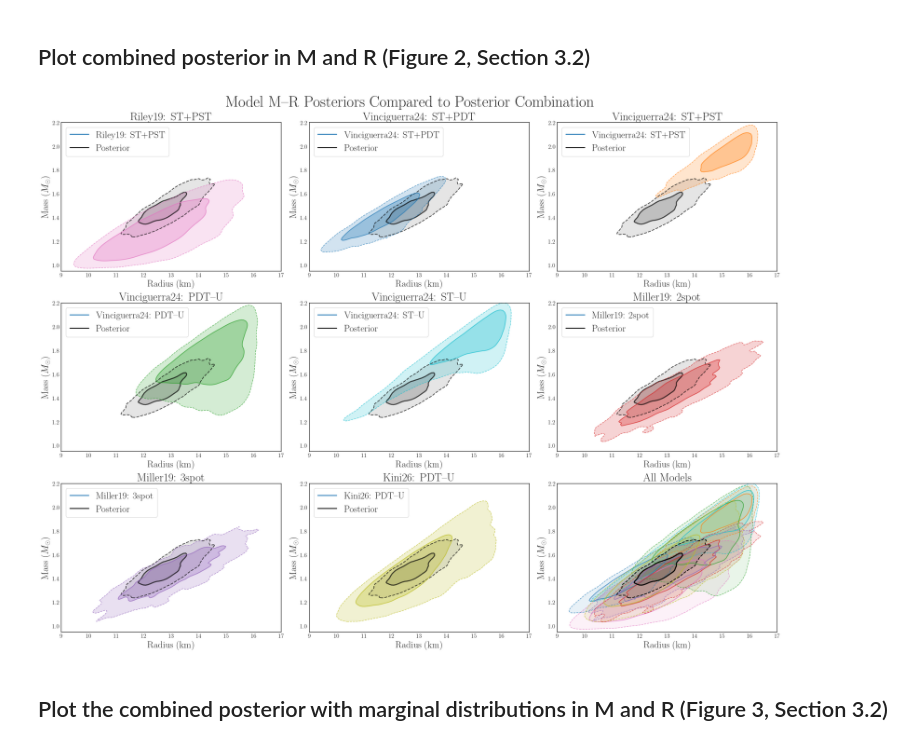
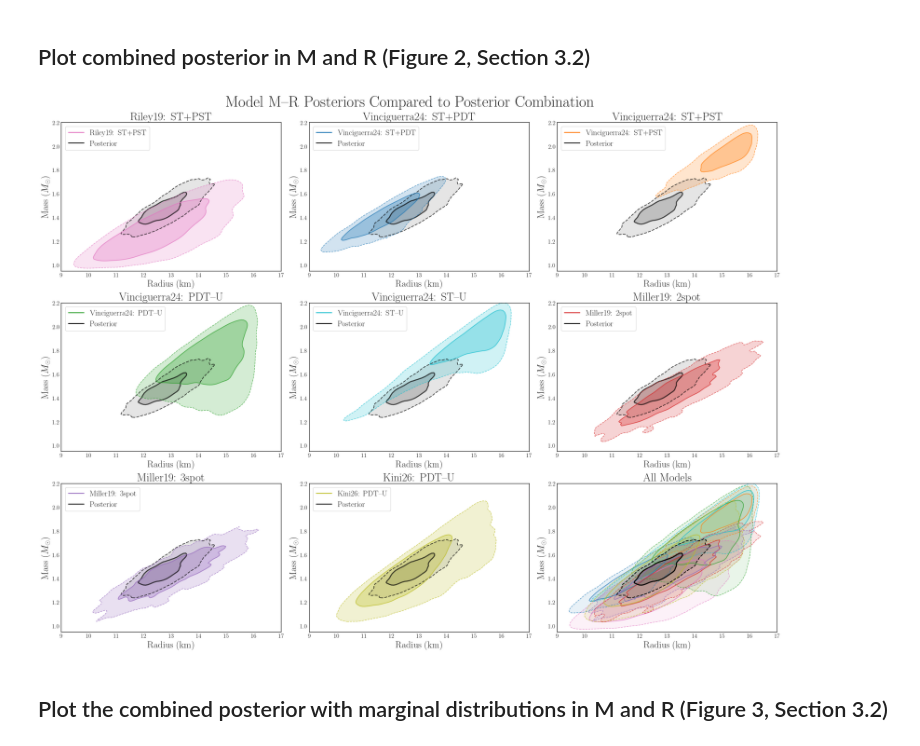
Before and after one commit to ryan-oconnor-astro/CombiningJ0030, a Jupyter notebook: 2D_MassRadius_Combination.ipynb, the cells around one changed output. Cells and saved outputs as stored; diff of their text form; code cells hidden in the pictures.

```diff
--- a/2D_MassRadius_Combination.ipynb
+++ b/2D_MassRadius_Combination.ipynb
@@ -293,29 +285,15 @@ R = 12.6865+0.6377/-0.5459 km
 # %% [markdown]
 ## Plot combined posterior in M and R (Figure 2, Section 3.2)
 # %%
-# Flatten posterior
-flat = posterior.ravel()
-sorted_idx = np.argsort(flat)[::-1]
-sorted_pdf = flat[sorted_idx]
-
-# Cumulative probability
-cumulative = np.cumsum(sorted_pdf)
-cumulative /= cumulative[-1]
-
-# Find thresholds for 68% and 95%
-level_68 = sorted_pdf[np.searchsorted(cumulative, 0.68)]
-level_95 = sorted_pdf[np.searchsorted(cumulative, 0.95)]
-
+# Plot individual posteriors vs combined posterior
 plt.style.use('seaborn-v0_8-white')
 plt.rc('text', usetex=True)
 plt.rc('font', family='serif')
 
-# ------------------------------------------------------------
-# HDR level computation
-# ------------------------------------------------------------
+def rgba(color, alpha):
+    return mpl.colors.to_rgba(color, alpha)
 
 def compute_hdr_levels(pdf, probs=(0.68, 0.95)):
-
     flat = pdf.ravel()
     idx = np.argsort(flat)[::-1]
     sorted_pdf = flat[idx]
@@ -329,7 +307,6 @@ def compute_hdr_levels(pdf, probs=(0.68, 0.95)):
 
     return levels
 
-
 # Posterior levels
 posterior_lvl68, posterior_lvl95 = compute_hdr_levels(posterior, (0.68, 0.95))
 
@@ -339,18 +316,28 @@ compare_series = [
     for key in MODELS
 ]
 
-#3x3
-fig, axes = plt.subplots(3, 3, figsize=(24, 18), constrained_layout=True)
-axes = axes.flatten()
+n_individuals = len(compare_series)
 
-def rgba(color, alpha):
-    return mpl.colors.to_rgba(color, alpha)
+# +1 for the "all models" panel
+n_panels = n_individuals + 1
+
+# Choose columns dynamically
+ncols = min(3, n_panels)
+nrows = int(np.ceil(n_panels / ncols))
+
+fig, axes = plt.subplots(
+    nrows, ncols,
+    figsize=(8 * ncols, 6 * nrows),
+    constrained_layout=True
+)
+
+# Make axes always iterable
+axes = np.atleast_1d(axes).flatten()
 
 # ------------------------------------------------------------
-# Panels 1–7: individual vs posterior
+# Panels: each individual model vs posterior
 # ------------------------------------------------------------
-
-for ax, (key, label) in zip(axes[:len(compare_series)], compare_series):
+for ax, (key, label) in zip(axes[:n_individuals], compare_series):
 
     density = g_dict[key]
     lvl68, lvl95 = compute_hdr_levels(density, (0.68, 0.95))
@@ -397,10 +384,10 @@ for ax, (key, label) in zip(axes[:len(compare_series)], compare_series):
 
     ax.legend(
         handles=[
-            mpl.lines.Line2D([], [], color='tab:blue', linewidth=2, label=label),
+            mpl.lines.Line2D([], [], color=MODELS[key]["color"], linewidth=2, label=label),
             mpl.lines.Line2D([], [], color='black', linewidth=2, label='Posterior')
         ],
-        fontsize=22,
+        fontsize=18,
         loc='upper left',
         frameon=True,
         fancybox=True,
@@ -408,10 +395,9 @@ for ax, (key, label) in zip(axes[:len(compare_series)], compare_series):
     )
 
 # ------------------------------------------------------------
-# Panel 8: all models + posterior
+# Final panel: all models + posterior
 # ------------------------------------------------------------
-
-ax_all = axes[-1]
+ax_all = axes[n_individuals]
 
 for key, label in compare_series:
 
@@ -422,7 +408,7 @@ for key, label in compare_series:
     ax_all.contourf(
         R_grid, M_grid, density,
         levels=[lvl95, lvl68, density.max()],
-        colors=[rgba(MODELS[key]["color"], 0.10), rgba(MODELS[key]["color"], 0.2)],
+        colors=[rgba(MODELS[key]["color"], 0.10), rgba(MODELS[key]["color"], 0.20)],
         antialiased=True
     )
 
@@ -458,36 +444,41 @@ ax_all.set_ylabel("Mass ($M_\\odot$)", fontsize=22)
 ax_all.minorticks_on()
 ax_all.tick_params(labelsize=14)
 
+# Hide unused panels
+for ax in axes[n_panels:]:
+    ax.axis("off")
+
 fig.suptitle(
     "Model M--R Posteriors Compared to Posterior Combination",
     fontsize=36
 )
 
 plt.show()
+
 posterior_2d = posterior  # for naming consistency
 
 # ------------------------------------------------------------
 # Marginal distributions
 # ------------------------------------------------------------
 
 # P(R) = ∫ P(M,R) dM
 P_R = np.trapz(posterior_2d, M_grid, axis=0)
 P_R /= np.trapz(P_R, R_grid)
 
 # P(M) = ∫ P(M,R) dR
 P_M = np.trapz(posterior_2d, R_grid, axis=1)
 P_M /= np.trapz(P_M, M_grid)
 
-# Quantiles (16%, 50%, 84%) — properly normalized
+# Quantiles (16%, 50%, 84%)
 def compute_quantiles(grid, pdf):
     cdf = np.cumsum(pdf) * (grid[1] - grid[0])
     cdf /= cdf[-1]
     return np.interp([0.16, 0.5, 0.84], cdf, grid)
 
 R_q16, R_q50, R_q84 = compute_quantiles(R_grid, P_R)
 M_q16, M_q50, M_q84 = compute_quantiles(M_grid, P_M)
 # %% [output]
-[figure, old version]
+[figure, new version]
 # %% [markdown]
 ## Plot the combined posterior with marginal distributions in M and R (Figure 3, Section 3.2)
 # %%
```
Also changed, not shown: parts of 4 cells of this notebook, 9 other files.
